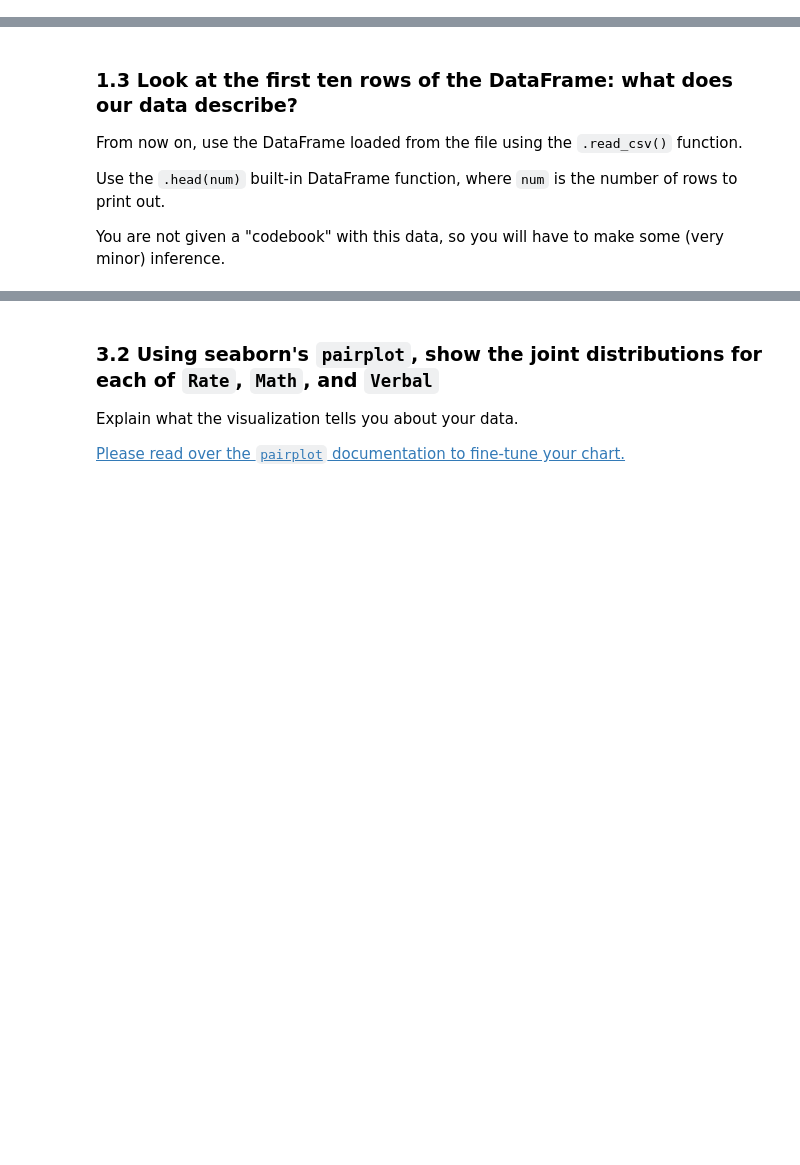
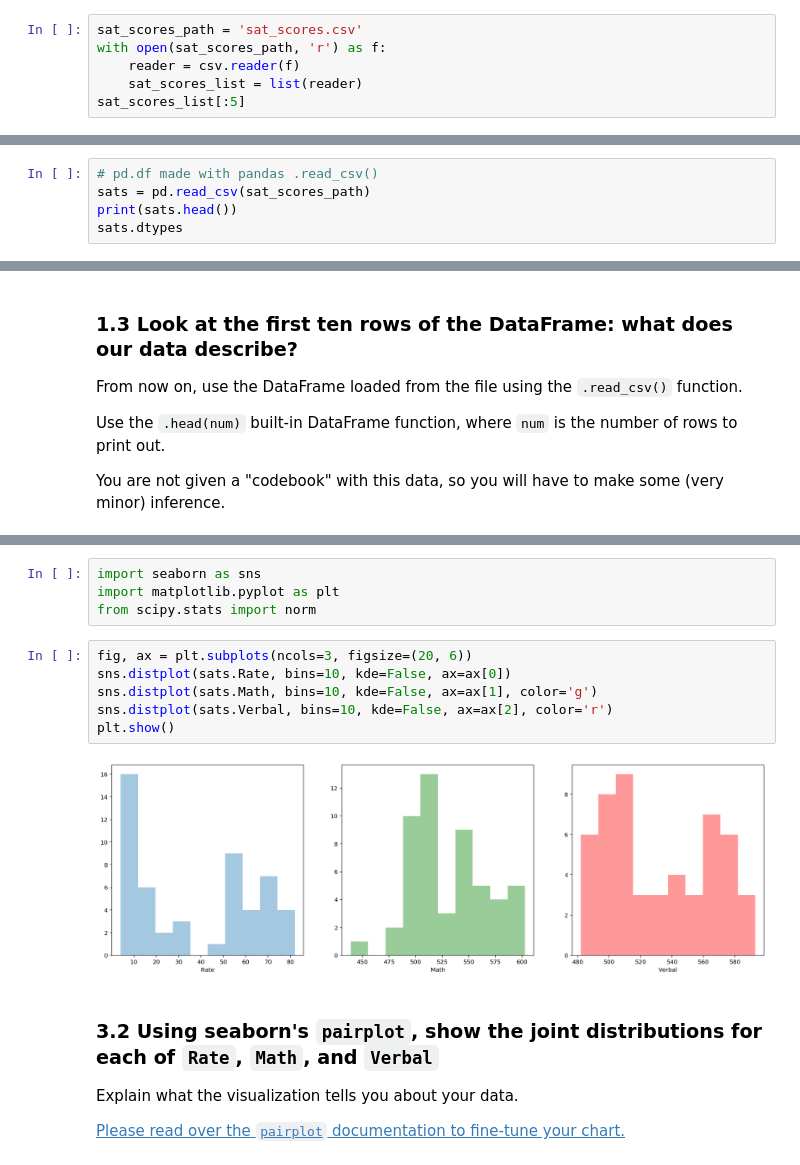
Before and after one commit to a3o1m2/DSI11-lessons, a Jupyter notebook: projects/project-2/project-02-v2-starter-code.ipynb, the cells around one changed output, grey strips where cells are left out. Cells and saved outputs as stored; diff of their text form; blank space fills up the shorter version.

````diff
--- a/projects/project-2/project-02-v2-starter-code.ipynb
+++ b/projects/project-2/project-02-v2-starter-code.ipynb
@@ -53,3 +53,9 @@ data = {
     'column2':['a','b','c','d']
     }
 ```
+# %%
+sat_scores_path = 'sat_scores.csv'
+with open(sat_scores_path, 'r') as f:
+    reader = csv.reader(f)
+    sat_scores_list = list(reader)
+sat_scores_list[:5]
@@ -59,0 +105,5 @@ Compare the DataFrames using the `.dtypes` attribute in the DataFrame objects. W
+# %%
+# pd.df made with pandas .read_csv()
+sats = pd.read_csv(sat_scores_path)
+print(sats.head())
+sats.dtypes
@@ -87,6 +170,18 @@ A data dictionary is an object that describes your data. This should contain the
 Set the keyword argument `kde=False`. This way you can actually see the counts within bins. You can adjust the number of bins to your liking.
 
 [Please read over the `distplot` documentation to learn about the arguments and fine-tune your chart if you want.](https://stanford.edu/~mwaskom/software/seaborn/generated/seaborn.distplot.html#seaborn.distplot)
+# %%
+import seaborn as sns
+import matplotlib.pyplot as plt
+from scipy.stats import norm
+# %%
+fig, ax = plt.subplots(ncols=3, figsize=(20, 6))
+sns.distplot(sats.Rate, bins=10, kde=False, ax=ax[0])
+sns.distplot(sats.Math, bins=10, kde=False, ax=ax[1], color='g')
+sns.distplot(sats.Verbal, bins=10, kde=False, ax=ax[2], color='r')
+plt.show()
+# %% [output]
+[figure, added]
 # %% [markdown]
 ### 3.2 Using seaborn's `pairplot`, show the joint distributions for each of `Rate`, `Math`, and `Verbal`
 
````
Also changed, not shown: parts of 10 cells of this notebook, 4 other files.
